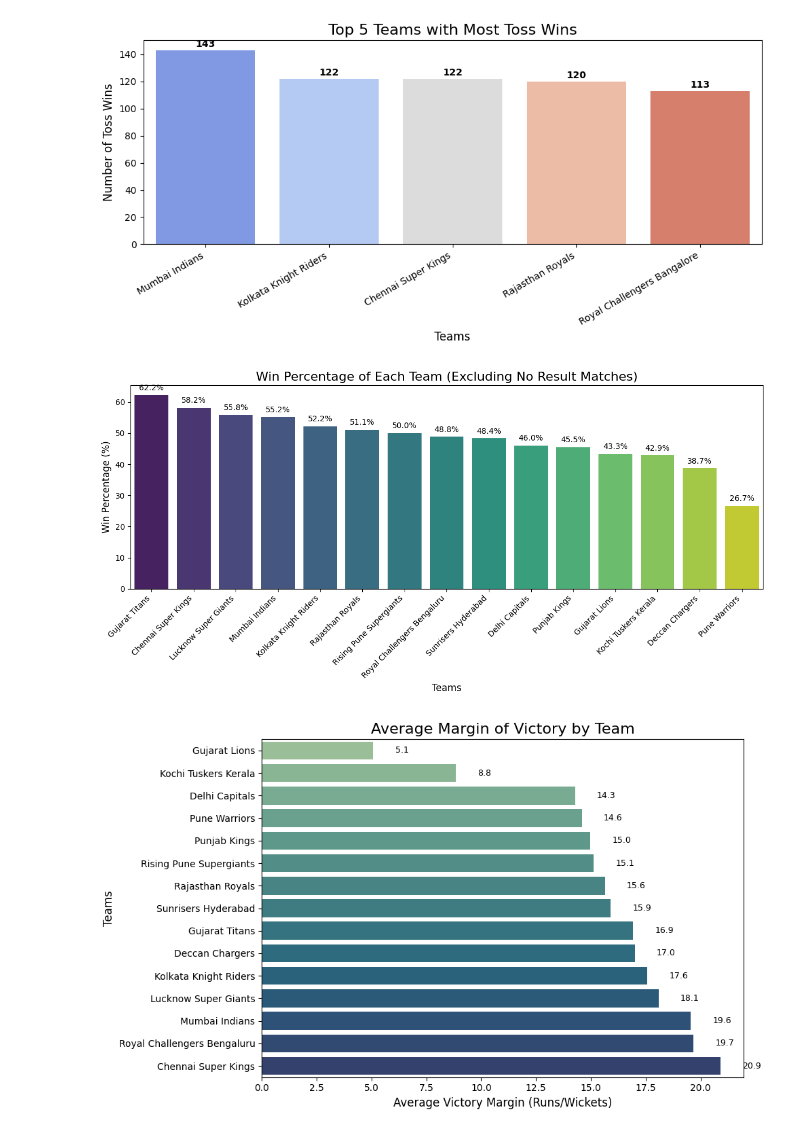
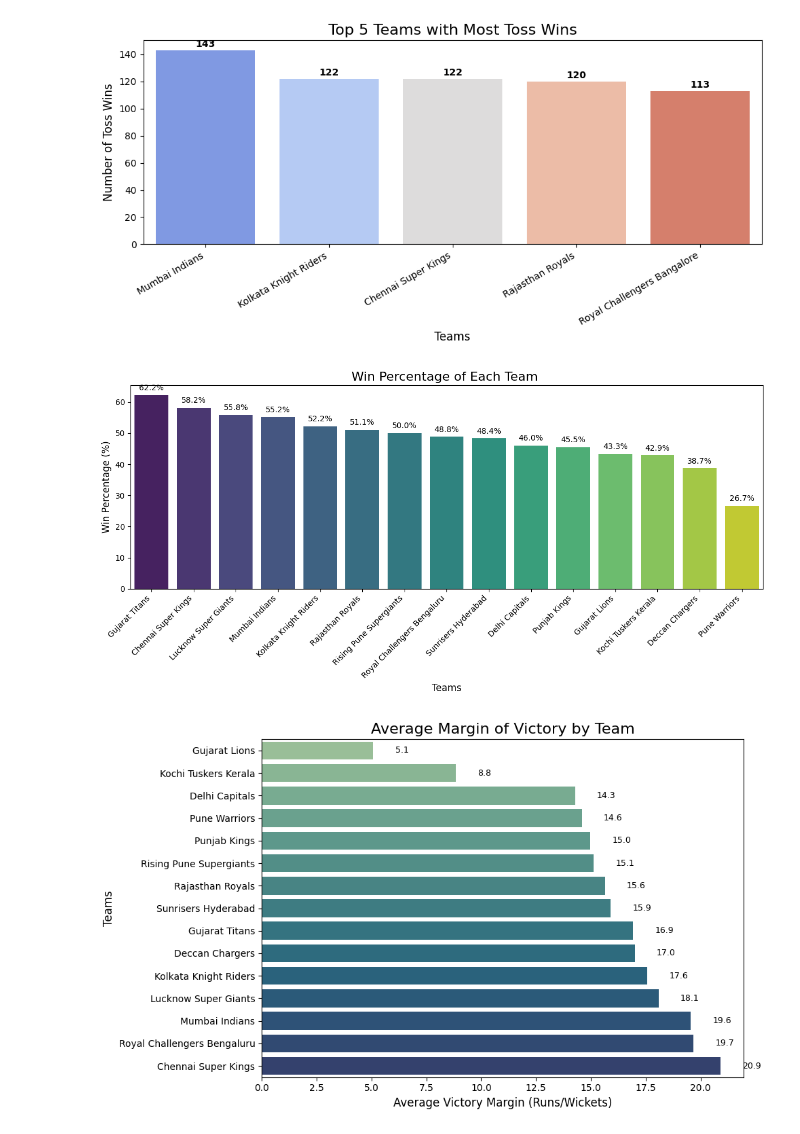
Before and after one commit to Sajrudin/GNCIPL_Internship, a Jupyter notebook: EDA_IPL_Matches.ipynb, the cells around one changed output. Saved outputs shown, nothing was run; the diff lists cells and outputs as text; code cells hidden in the pictures.

```diff
--- a/EDA_IPL_Matches.ipynb
+++ b/EDA_IPL_Matches.ipynb
@@ -293,10 +293,8 @@ plt.show()
 [figure]
 # %%
 # Displaying top 5 highest score by the respective teams
-
-
 df_updated['team_score'] = df_updated['target_runs'] - 1
-top_scores = df[['team1', 'team2', 'team_score', 'season_year']].nlargest(5, 'team_score')
+top_scores = df_updated[['team1', 'team2', 'team_score', 'season_year']].nlargest(5,'team_score')
 
 # Create a new column to represent the match (team1 vs team2)
 top_scores['match'] = top_scores['team1'] + " vs " + top_scores['team2']
@@ -361,30 +339,30 @@ plt.show()
 # %%
 # Filter out matches with 'No Result'
 df_valid = df_updated[df_updated['winner'] != 'No Result']
 
 # Calculate matches played per team (only matches with result)
 matches_played = df_valid['team1'].value_counts() + df_valid['team2'].value_counts()
 
 # Calculate win percentage
 team_wins = df_valid['winner'].value_counts()
 win_percentage = (team_wins / matches_played * 100).sort_values(ascending=False)
 
 # Plot
 plt.figure(figsize=(12,6))
 sns.barplot(x=win_percentage.index, y=win_percentage.values, palette="viridis")
 
 # Add values on top of bars
 for i, value in enumerate(win_percentage.values):
     plt.text(i, value + 1, f"{value:.1f}%", ha='center', va='bottom', fontsize=10)
 
-plt.title("Win Percentage of Each Team (Excluding No Result Matches)", fontsize=16)
+plt.title("Win Percentage of Each Team ", fontsize=16)
 plt.ylabel("Win Percentage (%)", fontsize=12)
 plt.xlabel("Teams", fontsize=12)
 plt.xticks(rotation=45, ha='right')
 plt.tight_layout()
 plt.show()
 # %% [output]
-[figure, old version]
+[figure, new version]
 # %%
 # Filter valid results
 df_valid = df_updated[(df_updated['winner'] != 'No Result') & (df_updated['result_margin'].notna())]
```
Also changed, not shown: parts of 13 cells of this notebook.
